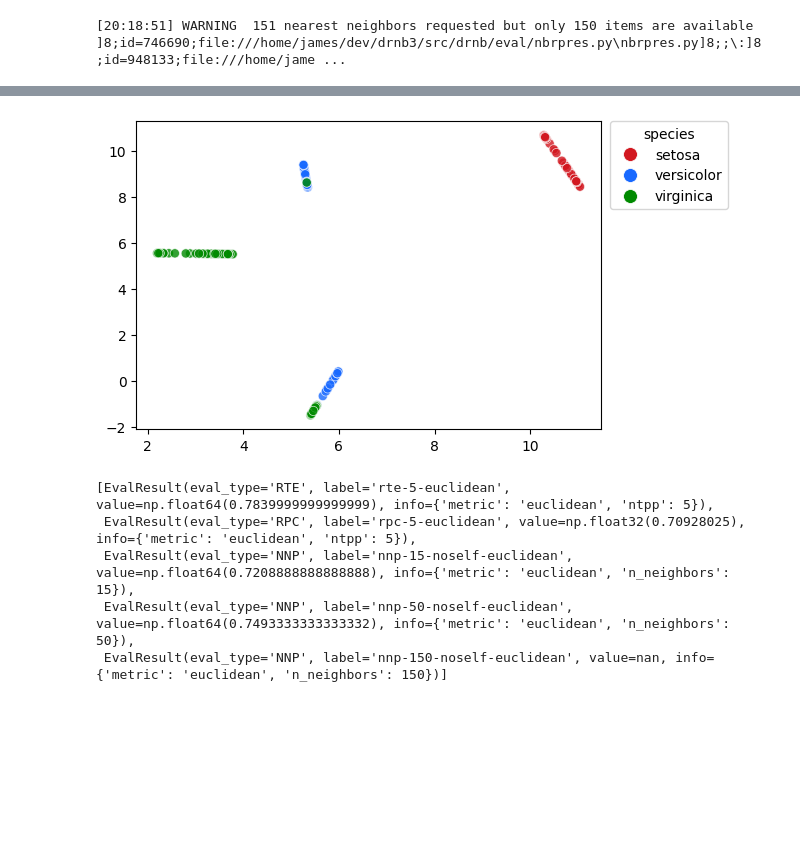
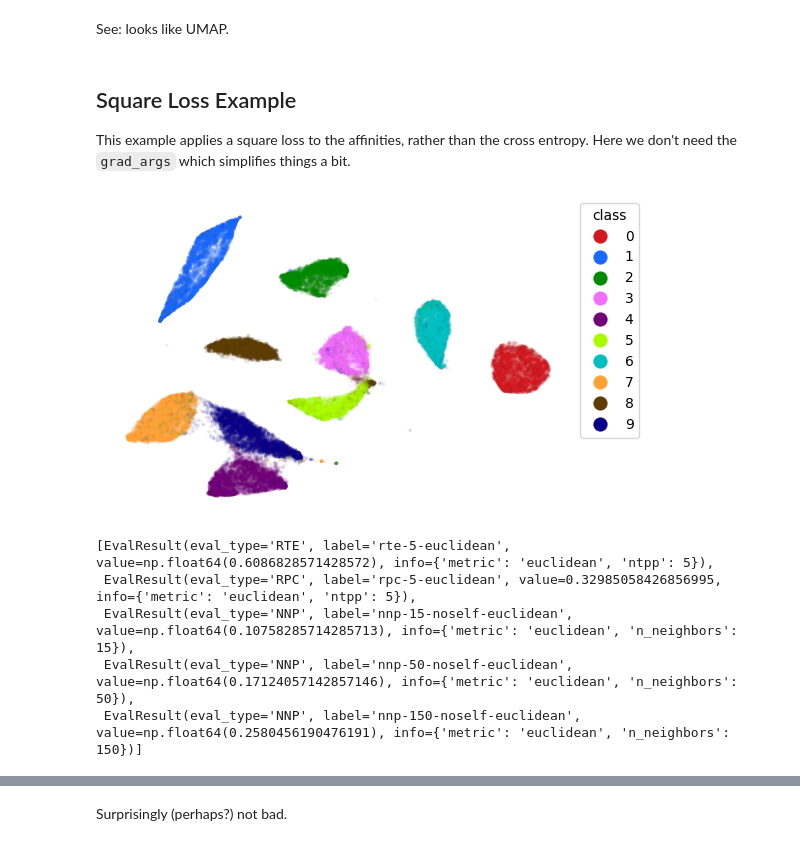
Before and after one commit to jlmelville/drnb, a Jupyter notebook: notebooks/embed-pipeline/custom-umap.ipynb, the cells around one changed output, grey strips where cells are left out. Saved outputs shown, nothing was run; the diff lists cells and outputs as text; code cells hidden in the pictures; blank space fills up the shorter version.

```diff
--- a/notebooks/embed-pipeline/custom-umap.ipynb
+++ b/notebooks/embed-pipeline/custom-umap.ipynb
@@ -5 +106,8 @@ Using a custom UMAP gradient coefficient. In this case, the squared loss between
+# %% [markdown]
+See: looks like UMAP.
+# %% [markdown]
+## Square Loss Example
+
+This example applies a square loss to the affinities, rather than the cross entropy. Here we don't
+need the `grad_args` which simplifies things a bit.
 # %%
@@ -32,9 +135,13 @@ class SQUMAP(CustomGradientUMAP2):
         )
 # %%
 pl.standard_eval(
-    custom_umap(SQUMAP, "SqUMAP"),
-    dataset="iris",
-    extra_plot={"show_axes": True},
+    custom_umap(SQUMAP),
+    dataset="mnist",
 )
 # %% [output]
+[figure, new version]
-[20:18:51] WARNING  151 nearest neighbors requested but only 150 items are available   ]8;id=746690;file:///home/james/dev/drnb3/src/drnb/eval/nbrpres.py\nbrpres.py]8;;\:]8;id=948133;file:///home/jame ...
+[EvalResult(eval_type='RTE', label='rte-5-euclidean', value=np.float64(0.6086828571428572), info={'metric': 'euclidean', 'ntpp': 5}),
+ EvalResult(eval_type='RPC', label='rpc-5-euclidean', value=0.32985058426856995, info={'metric': 'euclidean', 'ntpp': 5}),
+ EvalResult(eval_type='NNP', label='nnp-15-noself-euclidean', value=np.float64(0.10758285714285713), info={'metric': 'euclidean', 'n_neighbors': 15}),
+ EvalResult(eval_type='NNP', label='nnp-50-noself-euclidean', value=np.float64(0.17124057142857146), info={'metric': 'euclidean', 'n_neighbors': 50}),
+ EvalResult(eval_type='NNP', label='nnp-150-noself-euclidean', value=np.float64(0.2580456190476191), info={'metric': 'euclidean', 'n_neighbors': 150})]
@@ -43,6 +148,2 @@ pl.standard_eval(
-[figure, old version]
-[EvalResult(eval_type='RTE', label='rte-5-euclidean', value=np.float64(0.7839999999999999), info={'metric': 'euclidean', 'ntpp': 5}),
- EvalResult(eval_type='RPC', label='rpc-5-euclidean', value=np.float32(0.70928025), info={'metric': 'euclidean', 'ntpp': 5}),
- EvalResult(eval_type='NNP', label='nnp-15-noself-euclidean', value=np.float64(0.7208888888888888), info={'metric': 'euclidean', 'n_neighbors': 15}),
- EvalResult(eval_type='NNP', label='nnp-50-noself-euclidean', value=np.float64(0.7493333333333332), info={'metric': 'euclidean', 'n_neighbors': 50}),
- EvalResult(eval_type='NNP', label='nnp-150-noself-euclidean', value=nan, info={'metric': 'euclidean', 'n_neighbors': 150})]
+# %% [markdown]
+Surprisingly (perhaps?) not bad.
```
Also changed, not shown: parts of 14 cells of this notebook, 11 other files.
